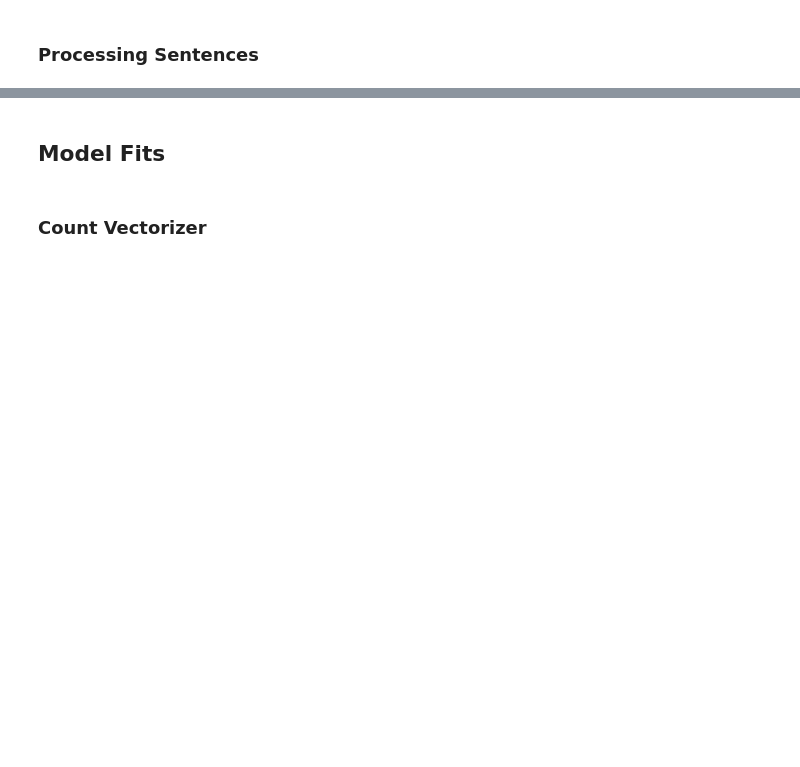
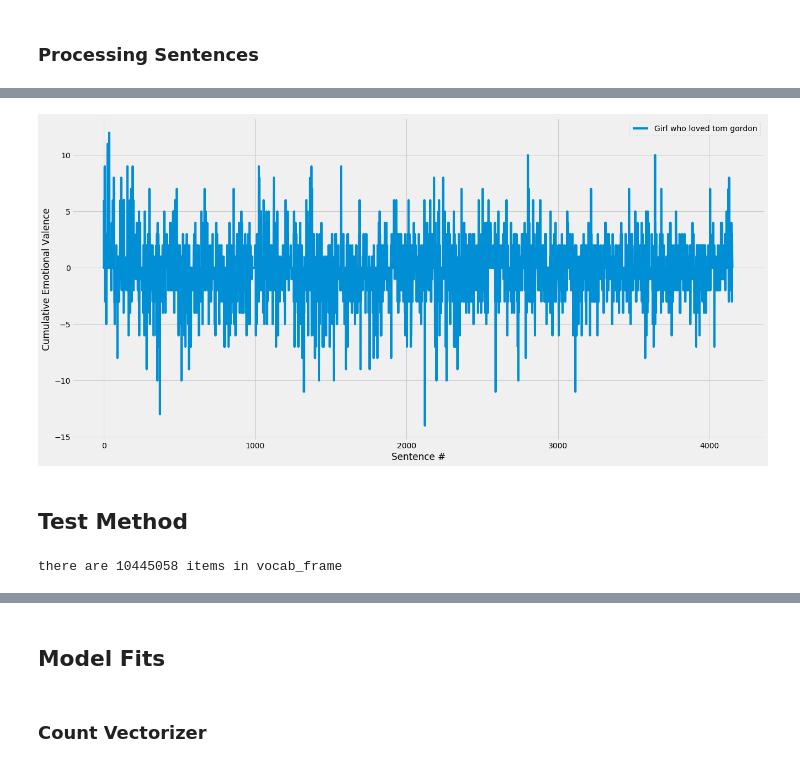
Before and after one commit to xvila/fletcher, a Jupyter notebook: data_processing.ipynb, the cells around one changed output, grey strips where cells are left out. Cells and saved outputs as stored; diff of their text form; code cells hidden in the pictures; blank space fills up the shorter version.

```diff
--- a/data_processing.ipynb
+++ b/data_processing.ipynb
@@ -161,0 +175,12 @@ def tokenize_only(text):
+# %%
+def sentiment(filename):
+    with open (filename, "r") as myfile:
+        text=myfile.read().replace('\n', ' ')
+        blob = TextBlob(text)
+        tot = 0.0
+        sent = []
+        afinn = Afinn()
+        for sentence in blob.sentences:
+            senti = afinn.score(str(sentence))
+            sent.append(senti)
+        return sent
@@ -162,3 +189,11 @@ def tokenize_only(text):
+# %%
+def sentiplot(filename, title):
+    fig = plt.figure()
+    sent= sentiment(filename)
+    plt.plot(sent,label=title)
+    plt.ylabel("Cumulative Emotional Valence")
+    plt.xlabel("Sentence #")
+    plt.legend()
 # %% [markdown]
 ## Data Processing
 # %% [markdown]
@@ -405,0 +544,6 @@ books = sentDF.content
+# %%
+sentiplot('books/Girl Who Loved Tom Gordon_ A Novel, The - Stephen King.txt','Girl who loved tom gordon')
+# %% [output]
+[figure, added]
+# %% [markdown]
+## Test Method
@@ -405,0 +565,5 @@ books = sentDF.content
+# %%
+vocab_frame = pd.DataFrame({'words': totalvocab_tokenized}, index = totalvocab_stemmed)
+print ('there are ' + str(vocab_frame.shape[0]) + ' items in vocab_frame')
+# %% [output]
+there are 10445058 items in vocab_frame
```
Also changed, not shown: parts of 101 cells of this notebook.
